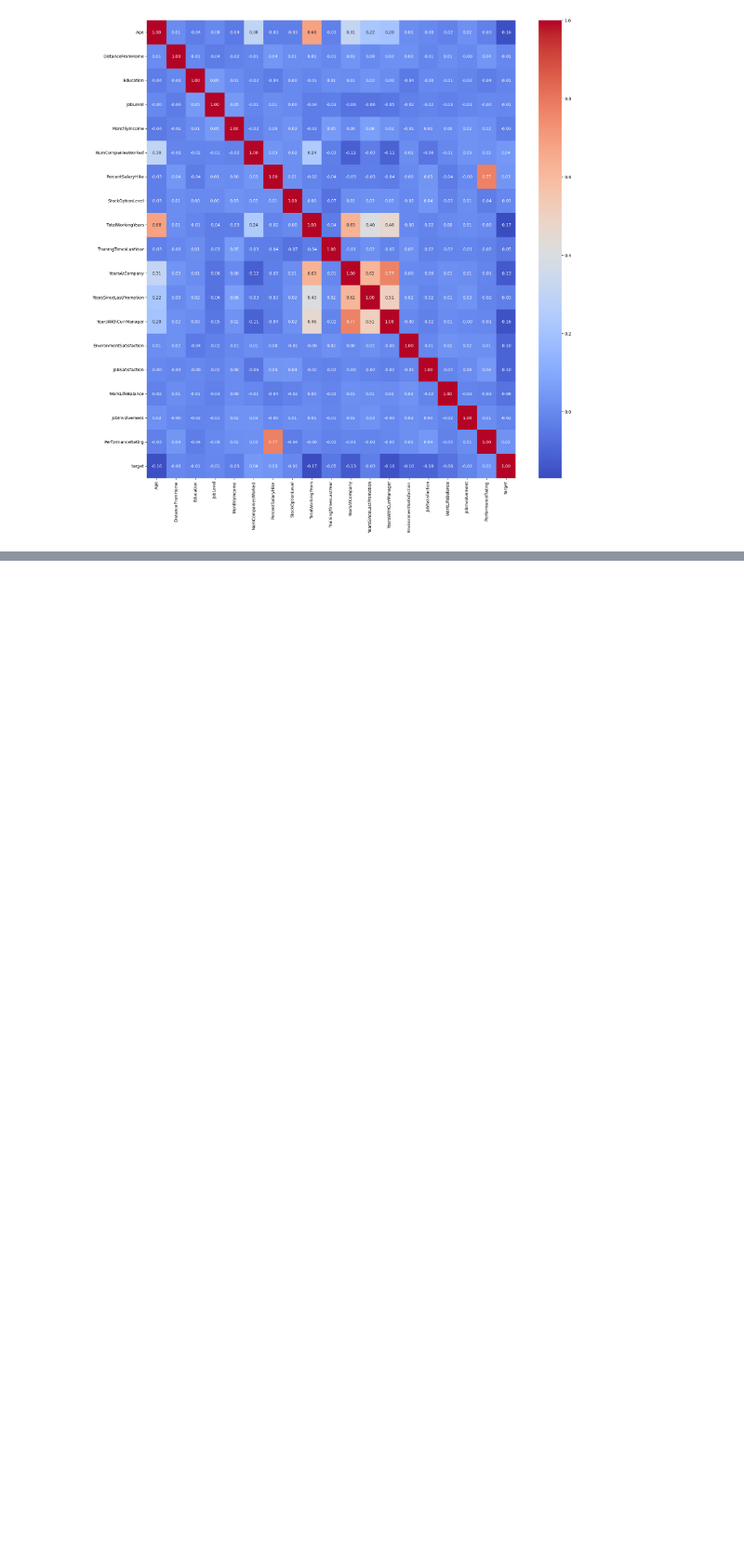
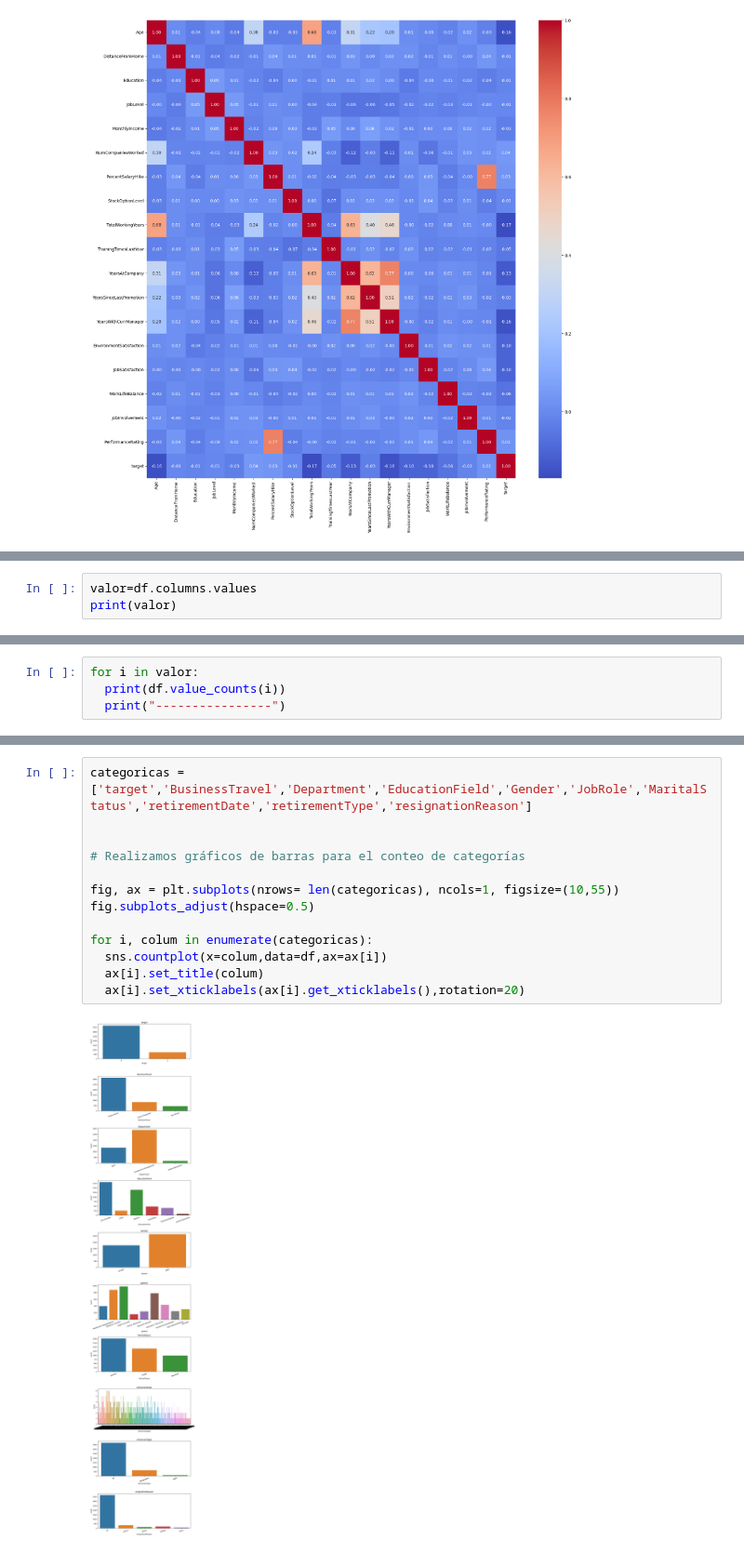
Before and after one commit to diegosaaval/human-resources, a Jupyter notebook: 2_data_exploration.ipynb, the cells around one changed output, grey strips where cells are left out. Shown at 93% size. Cells and saved outputs as stored; diff of their text form; blank space fills up the shorter version.

```diff
--- a/2_data_exploration.ipynb
+++ b/2_data_exploration.ipynb
@@ -28,0 +63,3 @@ plt.show()
+# %%
+valor=df.columns.values
+print(valor)
@@ -28,0 +75,4 @@ plt.show()
+# %%
+for i in valor:
+  print(df.value_counts(i))
+  print("----------------")
@@ -28,0 +97,15 @@ plt.show()
+# %%
+categoricas = ['target','BusinessTravel','Department','EducationField','Gender','JobRole','MaritalStatus','retirementDate','retirementType','resignationReason']
+
+
+# Realizamos gráficos de barras para el conteo de categorías
+
+fig, ax = plt.subplots(nrows= len(categoricas), ncols=1, figsize=(10,55))
+fig.subplots_adjust(hspace=0.5)
+
+for i, colum in enumerate(categoricas):
+  sns.countplot(x=colum,data=df,ax=ax[i])
+  ax[i].set_title(colum)
+  ax[i].set_xticklabels(ax[i].get_xticklabels(),rotation=20)
+# %% [output]
+[figure, added]
```
Also changed, not shown: parts of 6 cells of this notebook.
